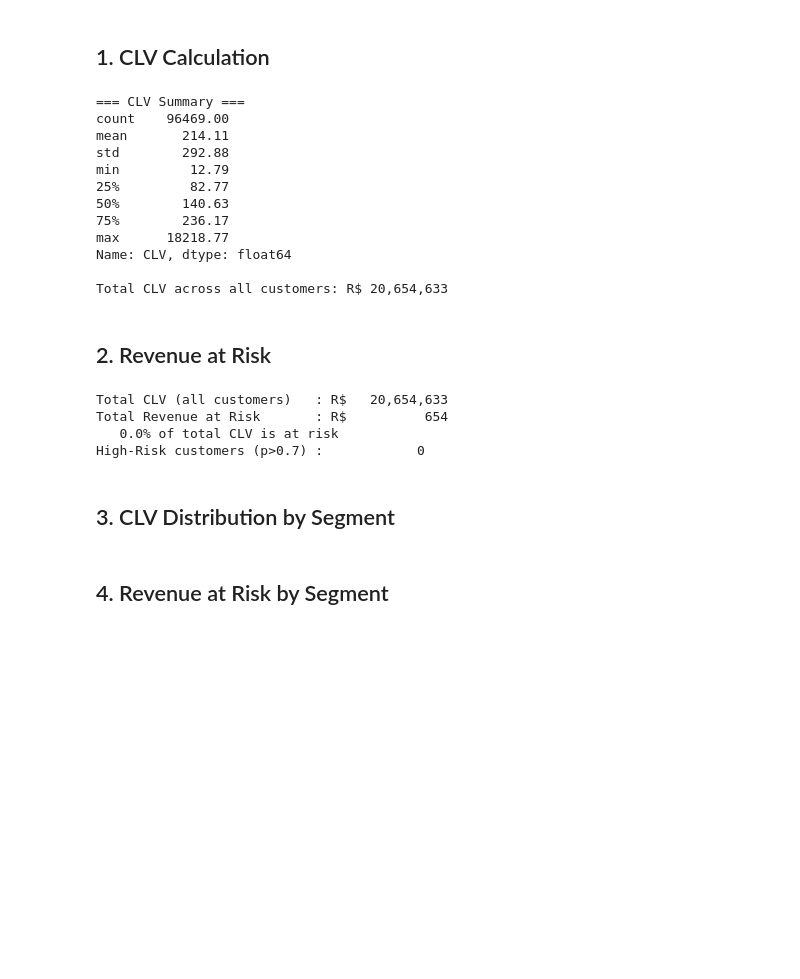
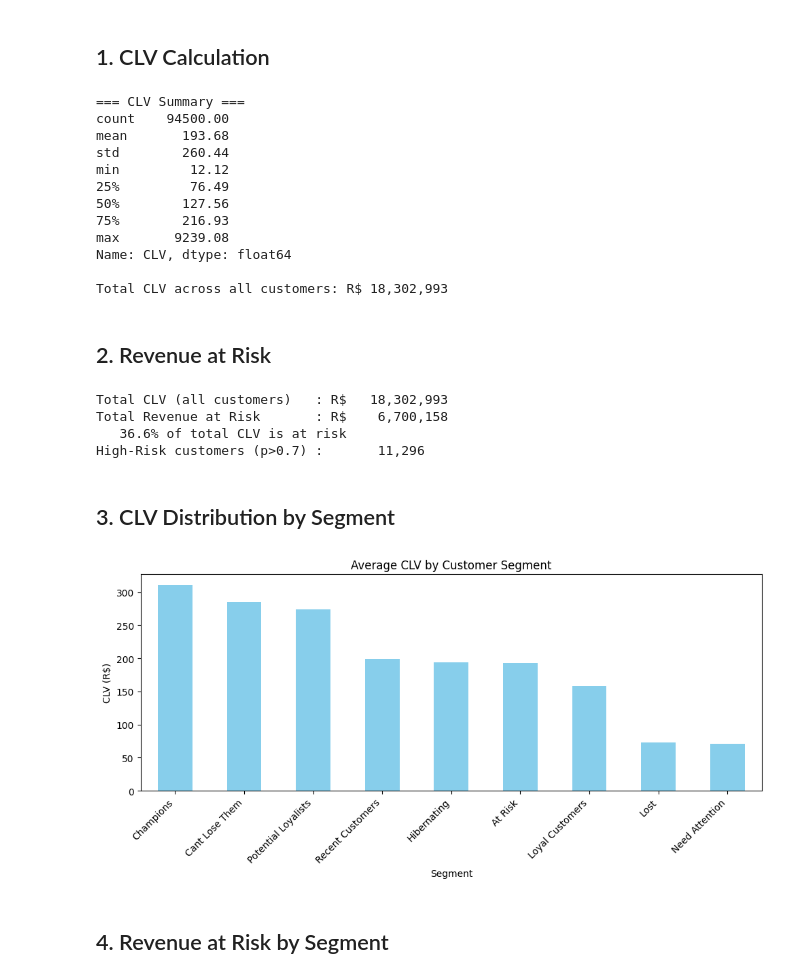
Before and after one commit to sakshibwahah/ecommerce-churn-risk-predictor, a Jupyter notebook: notebooks/05_revenue_clv.ipynb, the cells around one changed output. Drawn from its saved outputs; the diff is of its cells as text; code cells hidden in the pictures; blank space fills up the shorter version.

Commit message:
fixed CLV calculation to use customer level aggregation

```diff
--- a/notebooks/05_revenue_clv.ipynb
+++ b/notebooks/05_revenue_clv.ipynb
@@ -14,8 +12,8 @@ os.makedirs('../outputs', exist_ok=True)
 churn_df = pd.read_csv('../outputs/churn_predictions.csv')
 rfm_df   = pd.read_csv('../outputs/rfm_segments.csv')
 
-df = churn_df.merge(rfm_df[['customer_id','Segment']].drop_duplicates('customer_id'),
-                    on='customer_id', how='left', suffixes=('','_rfm'))
+df = churn_df.merge(rfm_df[['customer_unique_id','Segment']].drop_duplicates('customer_unique_id'),
+                    on='customer_unique_id', how='left', suffixes=('','_rfm'))
 if 'Segment' not in df.columns and 'Segment_rfm' in df.columns:
     df['Segment'] = df['Segment_rfm']
 # %% [markdown]
@@ -24,26 +22,36 @@ if 'Segment' not in df.columns and 'Segment_rfm' in df.columns:
 OBSERVATION_MONTHS  = 18   # Sep 2016 – Mar 2018
 LIFESPAN_MONTHS     = 24   # industry standard 2-yr lifespan
 
-df['avg_order_value']    = df['total_payment_value'] / df['num_orders'].clip(lower=1)
-df['purchase_frequency'] = df['num_orders'] / OBSERVATION_MONTHS
-df['CLV']                = df['avg_order_value'] * df['purchase_frequency'] * LIFESPAN_MONTHS
+# customer-level CLV: aggregate all orders per customer, then project forward
+cust = df.groupby('customer_unique_id').agg(
+    total_spend=('payment_value', 'sum'),
+    num_orders=('order_id', 'count')
+).reset_index()
+cust['avg_order_value']    = cust['total_spend'] / cust['num_orders']
+cust['purchase_frequency'] = cust['num_orders'] / OBSERVATION_MONTHS
+cust['CLV']                = cust['avg_order_value'] * cust['purchase_frequency'] * LIFESPAN_MONTHS
 
-print("=== CLV Summary ===")
+# drop any stale CLV column coming from the CSV, then merge fresh customer-level CLV
+if 'CLV' in df.columns:
+    df = df.drop(columns='CLV')
+df = df.merge(cust[['customer_unique_id', 'CLV']], on='customer_unique_id', how='left')
+
+print('=== CLV Summary ===')
 print(df['CLV'].describe().round(2))
-print(f"\nTotal CLV across all customers: R$ {df['CLV'].sum():,.0f}")
+print(f'\nTotal CLV across all orders: R$ {df["CLV"].sum():,.0f}')
 # %% [output]
 === CLV Summary ===
-count    96469.00
-mean       214.11
-std        292.88
-min         12.79
-25%         82.77
-50%        140.63
-75%        236.17
-max      18218.77
+count    94500.00
+mean       193.68
+std        260.44
+min         12.12
+25%         76.49
+50%        127.56
+75%        216.93
+max       9239.08
 Name: CLV, dtype: float64
 
-Total CLV across all customers: R$ 20,654,633
+Total CLV across all customers: R$ 18,302,993
 # %% [markdown]
 ## 2. Revenue at Risk
 # %%
@@ -58,19 +66,29 @@ print(f"Total Revenue at Risk       : R$ {total_at_risk:>12,.0f}")
 print(f"   {total_at_risk/total_clv*100:.1f}% of total CLV is at risk")
 print(f"High-Risk customers (p>0.7) : {high_risk_n:>12,}")
 # %% [output]
-Total CLV (all customers)   : R$   20,654,633
-Total Revenue at Risk       : R$          654
-   0.0% of total CLV is at risk
-High-Risk customers (p>0.7) :            0
+Total CLV (all customers)   : R$   18,302,993
+Total Revenue at Risk       : R$    6,700,158
+   36.6% of total CLV is at risk
+High-Risk customers (p>0.7) :       11,296
 # %% [markdown]
 ## 3. CLV Distribution by Segment
 # %%
-fig_box = px.box(df[df['CLV'] < df['CLV'].quantile(0.99)],  # trim outliers for viz
-    x='Segment', y='CLV', color='Segment',
-    color_discrete_sequence=px.colors.qualitative.Bold,
-    title=' CLV Distribution by Customer Segment')
-fig_box.update_layout(template='plotly_dark', font_family='Inter', showlegend=False)
-fig_box.show()
+import matplotlib.pyplot as plt
+
+# Calculate the average CLV per segment and sort it
+avg_clv_per_segment = df.groupby('Segment')['CLV'].mean().sort_values(ascending=False)
+
+# Plot a simple bar chart
+avg_clv_per_segment.plot(kind='bar', figsize=(10, 5), color='skyblue')
+
+plt.title('Average CLV by Customer Segment')
+plt.ylabel('CLV (R$)')
+plt.xlabel('Segment')
+plt.xticks(rotation=45, ha='right')
+plt.tight_layout()
+plt.show()
+# %% [output]
+[figure, added]
 # %% [markdown]
 ## 4. Revenue at Risk by Segment
 # %%
```
Also changed, not shown: parts of 6 cells of this notebook.
